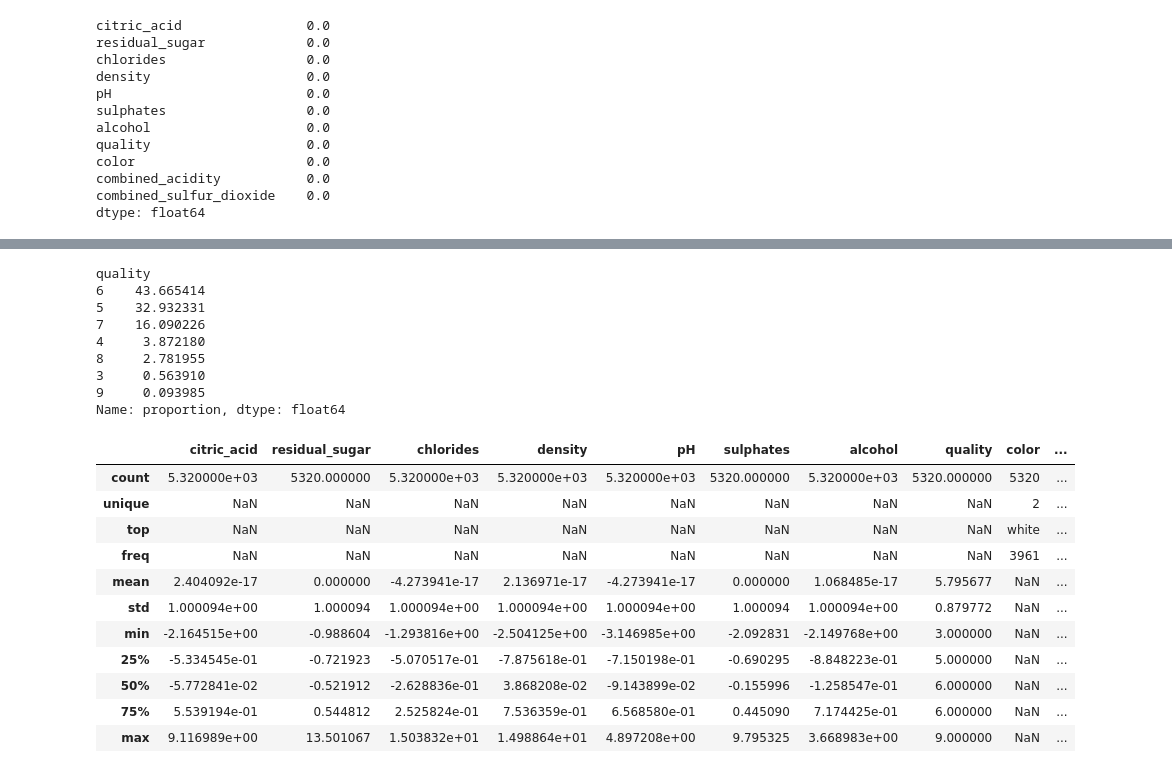
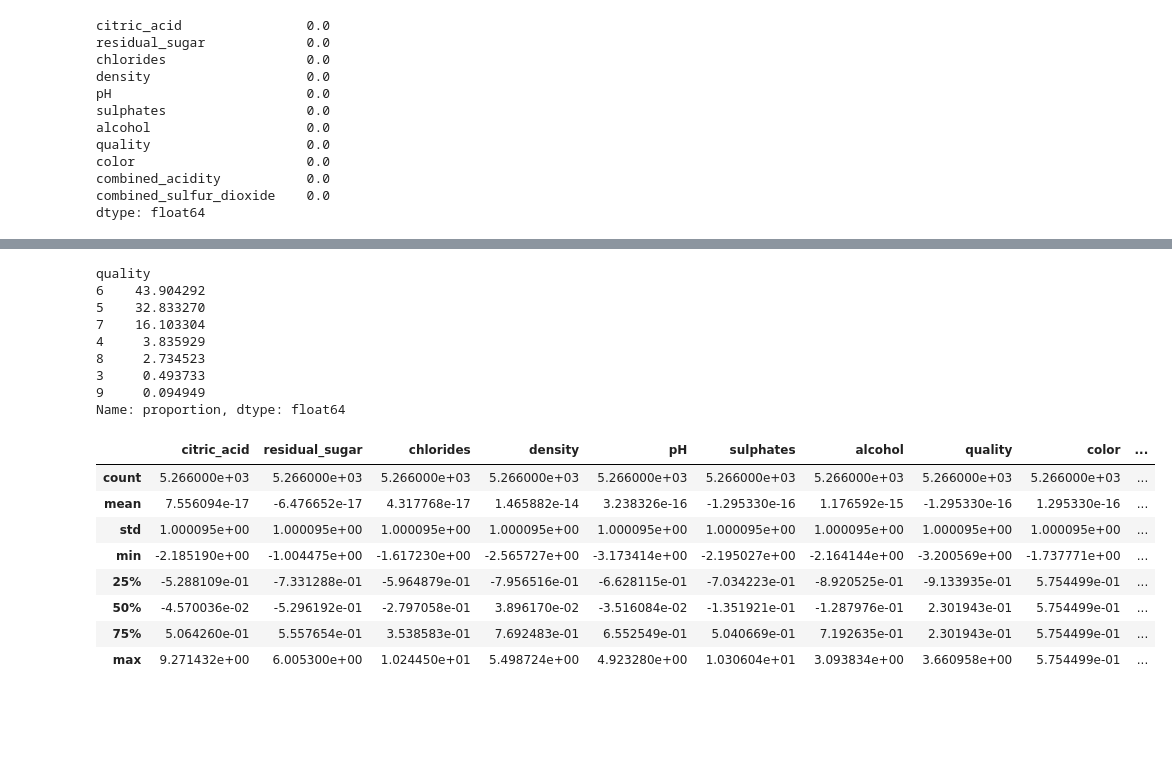
Before and after one commit to jacomassi04/Exercicio-Aula-Aprendizado-de-M-quina-N-o-Supervisionado-1, a Jupyter notebook: Exercicio_1_Vinhos/1_Exercicio_Questao_1.ipynb, the cells around one changed output, grey strips where cells are left out. Cells and saved outputs as stored; diff of their text form; code cells hidden in the pictures; blank space fills up the shorter version.

```diff
--- a/Exercicio_1_Vinhos/1_Exercicio_Questao_1.ipynb
+++ b/Exercicio_1_Vinhos/1_Exercicio_Questao_1.ipynb
@@ -78,0 +207,37 @@ df_reduced[df_reduced.duplicated()]
+# %%
+from sklearn.ensemble import IsolationForest
+
+# Definir APENAS as variáveis numéricas que devem ser padronizadas (depois da reducao de dimensionalidade)
+features_sem_outliers = [
+    'citric_acid', 'residual_sugar', 'chlorides', 'density', 'pH',
+       'sulphates', 'alcohol', 'quality', 'color', 'combined_acidity',
+       'combined_sulfur_dioxide'
+]
+
+# Variáveis usadas
+X = df_reduced[features_sem_outliers]
+
+# Identificar outliers nos dados originais
+iso = IsolationForest(
+    contamination=0.01,
+    random_state=42
+)
+
+outlier_labels = iso.fit_predict(X)
+
+# 1 = normal
+# -1 = outlier
+mask = outlier_labels == 1
+
+# Criar DataFrame sem outliers
+df_sem_outliers = df_reduced.loc[mask].copy()
+
+# Salvar novo arquivo
+df_sem_outliers.to_csv(
+    "vinhos_dataset_sem_outliers.csv",
+    index=False
+)
+
+print("Dados originais:", len(df_reduced))
+print("Dados sem outliers:", len(df_sem_outliers))
+print("Outliers removidos:", sum(outlier_labels == -1))
@@ -266,49 +430,48 @@ quality
 9       5
 Name: count, dtype: int64
 # %%
-df_reduced["quality"].value_counts(normalize=True) * 100
+df_sem_outliers["quality"].value_counts(normalize=True) * 100
 # %% [output]
 quality
-6    43.665414
-5    32.932331
-7    16.090226
-4     3.872180
-8     2.781955
-3     0.563910
-9     0.093985
+6    43.904292
+5    32.833270
+7    16.103304
+4     3.835929
+8     2.734523
+3     0.493733
+9     0.094949
 Name: proportion, dtype: float64
 # %%
 from sklearn.preprocessing import StandardScaler
 # %%
 # Quais colunas para "scale" (Novas colunas criadas de acidity e sulfor ja estao em escala)
 features = [
     'citric_acid',
     'residual_sugar',
     'chlorides',
     'density',
     'pH',
     'sulphates',
     'alcohol' ,
+    'quality' ,
+    'color'
 ]
 
 # Criado o scaler
 scaler = StandardScaler()
 
 # Scale calcula a media e o desvio padrao de cada "feature" e transforma usando a formula z = X - X_mean / X_std - agora todos os valores estao em escalas parecidas e nao pH entre 1 e 14 e sultatios entre 0 e 1 por examplo
-df_reduced[features] = scaler.fit_transform(df_reduced[features])
+df_sem_outliers[features] = scaler.fit_transform(df_sem_outliers[features])
 
 # Mostra as colunas com dados estatisticos basicos
-df_reduced.describe(include="all")
+df_sem_outliers.describe(include="all")
 # %% [output]
 |  | citric_acid | residual_sugar | chlorides | density | pH | sulphates | alcohol | quality | color | ... |
-| count | 5.320000e+03 | 5320.000000 | 5.320000e+03 | 5.320000e+03 | 5.320000e+03 | 5320.000000 | 5.320000e+03 | 5320.000000 | 5320 | ... |
-| unique | NaN | NaN | NaN | NaN | NaN | NaN | NaN | NaN | 2 | ... |
-| top | NaN | NaN | NaN | NaN | NaN | NaN | NaN | NaN | white | ... |
-| freq | NaN | NaN | NaN | NaN | NaN | NaN | NaN | NaN | 3961 | ... |
-| mean | 2.404092e-17 | 0.000000 | -4.273941e-17 | 2.136971e-17 | -4.273941e-17 | 0.000000 | 1.068485e-17 | 5.795677 | NaN | ... |
-| std | 1.000094e+00 | 1.000094 | 1.000094e+00 | 1.000094e+00 | 1.000094e+00 | 1.000094 | 1.000094e+00 | 0.879772 | NaN | ... |
-| min | -2.164515e+00 | -0.988604 | -1.293816e+00 | -2.504125e+00 | -3.146985e+00 | -2.092831 | -2.149768e+00 | 3.000000 | NaN | ... |
-| 25% | -5.334545e-01 | -0.721923 | -5.070517e-01 | -7.875618e-01 | -7.150198e-01 | -0.690295 | -8.848223e-01 | 5.000000 | NaN | ... |
-| 50% | -5.772841e-02 | -0.521912 | -2.628836e-01 | 3.868208e-02 | -9.143899e-02 | -0.155996 | -1.258547e-01 | 6.000000 | NaN | ... |
-| 75% | 5.539194e-01 | 0.544812 | 2.525824e-01 | 7.536359e-01 | 6.568580e-01 | 0.445090 | 7.174425e-01 | 6.000000 | NaN | ... |
-| max | 9.116989e+00 | 13.501067 | 1.503832e+01 | 1.498864e+01 | 4.897208e+00 | 9.795325 | 3.668983e+00 | 9.000000 | NaN | ... |
+| count | 5.266000e+03 | 5.266000e+03 | 5.266000e+03 | 5.266000e+03 | 5.266000e+03 | 5.266000e+03 | 5.266000e+03 | 5.266000e+03 | 5.266000e+03 | ... |
+| mean | 7.556094e-17 | -6.476652e-17 | 4.317768e-17 | 1.465882e-14 | 3.238326e-16 | -1.295330e-16 | 1.176592e-15 | -1.295330e-16 | 1.295330e-16 | ... |
+| std | 1.000095e+00 | 1.000095e+00 | 1.000095e+00 | 1.000095e+00 | 1.000095e+00 | 1.000095e+00 | 1.000095e+00 | 1.000095e+00 | 1.000095e+00 | ... |
+| min | -2.185190e+00 | -1.004475e+00 | -1.617230e+00 | -2.565727e+00 | -3.173414e+00 | -2.195027e+00 | -2.164144e+00 | -3.200569e+00 | -1.737771e+00 | ... |
+| 25% | -5.288109e-01 | -7.331288e-01 | -5.964879e-01 | -7.956516e-01 | -6.628115e-01 | -7.034223e-01 | -8.920525e-01 | -9.133935e-01 | 5.754499e-01 | ... |
+| 50% | -4.570036e-02 | -5.296192e-01 | -2.797058e-01 | 3.896170e-02 | -3.516084e-02 | -1.351921e-01 | -1.287976e-01 | 2.301943e-01 | 5.754499e-01 | ... |
+| 75% | 5.064260e-01 | 5.557654e-01 | 3.538583e-01 | 7.692483e-01 | 6.552549e-01 | 5.040669e-01 | 7.192635e-01 | 2.301943e-01 | 5.754499e-01 | ... |
+| max | 9.271432e+00 | 6.005300e+00 | 1.024450e+01 | 5.498724e+00 | 4.923280e+00 | 1.030604e+01 | 3.093834e+00 | 3.660958e+00 | 5.754499e-01 | ... |
```
Also changed, not shown: parts of 33 cells of this notebook, 4 other files.
